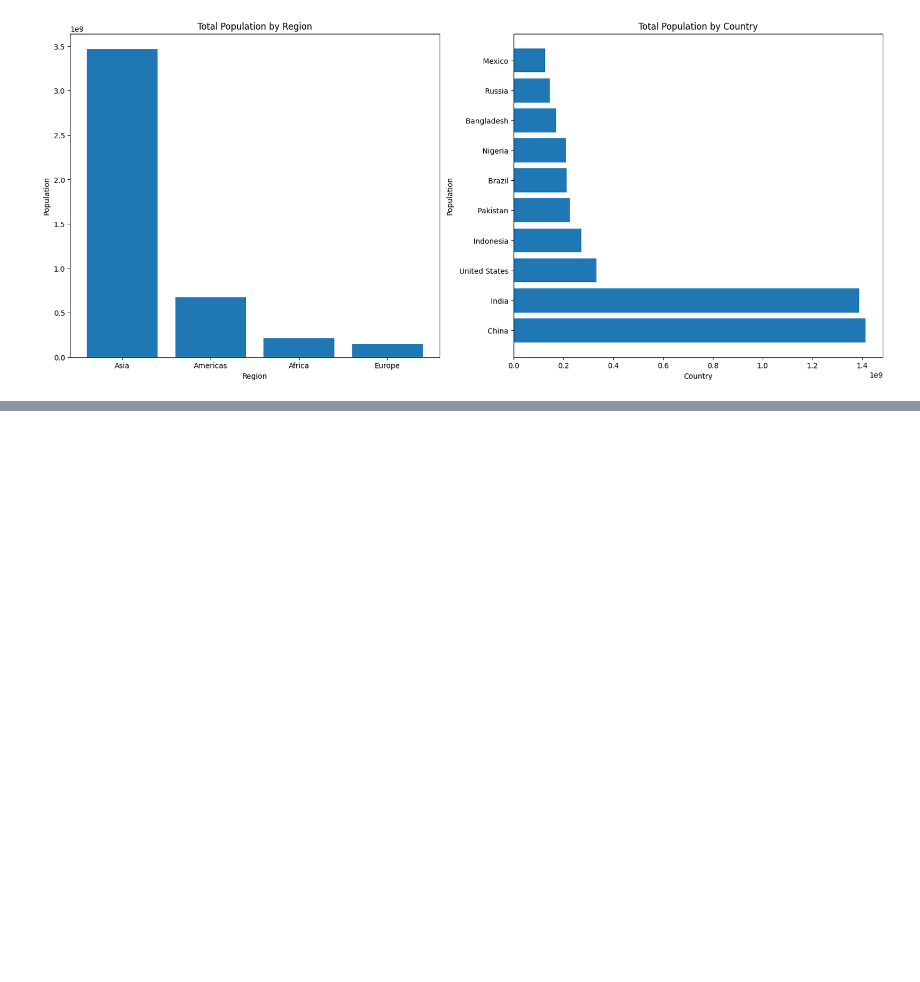
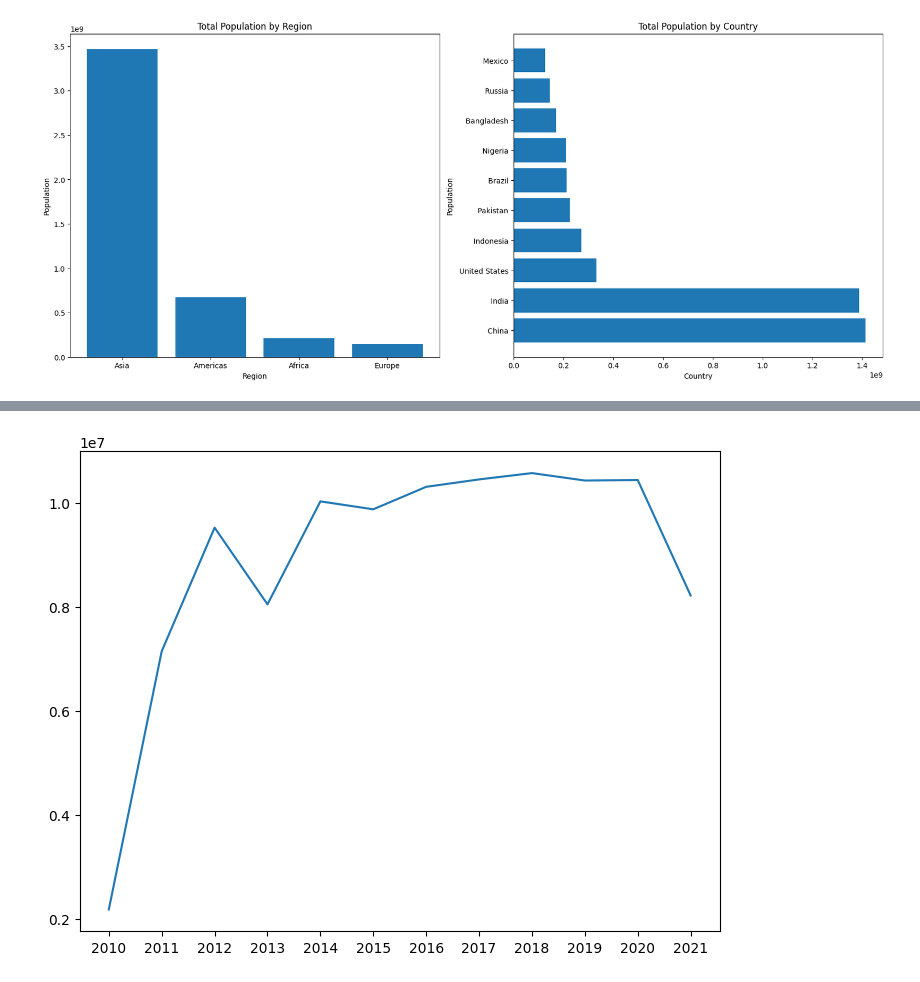
Before and after one commit to KeerthanaSistla/Python-for-Data-Analysis-Visualization, a Jupyter notebook: Matplotlib.ipynb, the cells around one changed output, grey strips where cells are left out. Cells and saved outputs as stored; diff of their text form; code cells hidden in the pictures; blank space fills up the shorter version.

```diff
--- a/Matplotlib.ipynb
+++ b/Matplotlib.ipynb
@@ -410,0 +432,6 @@ ax2.barh(y=df['Country'], width=df['Population'])
+# %%
+tfl.sort_values('Day', inplace=True)
+# %%
+tfl['Year'] = tfl['Day'].dt.strftime('%Y')
+# %%
+tfl_y = tfl[['Year', 'Number of Bicycle Hires']]
@@ -410,0 +454,2 @@ ax2.barh(y=df['Country'], width=df['Population'])
+# %%
+tfl_y = tfl_y.groupby(by='Year').sum().reset_index()
@@ -410,0 +477,9 @@ ax2.barh(y=df['Country'], width=df['Population'])
+# %%
+fig = plt.figure()
+ax1 = fig.add_axes([0,0,1,1])
+
+ax1.plot(tfl_y['Year'],tfl_y['Number of Bicycle Hires'])
+
+plt.show()
+# %% [output]
+[figure, added]
```
Also changed, not shown: parts of 13 cells of this notebook.
